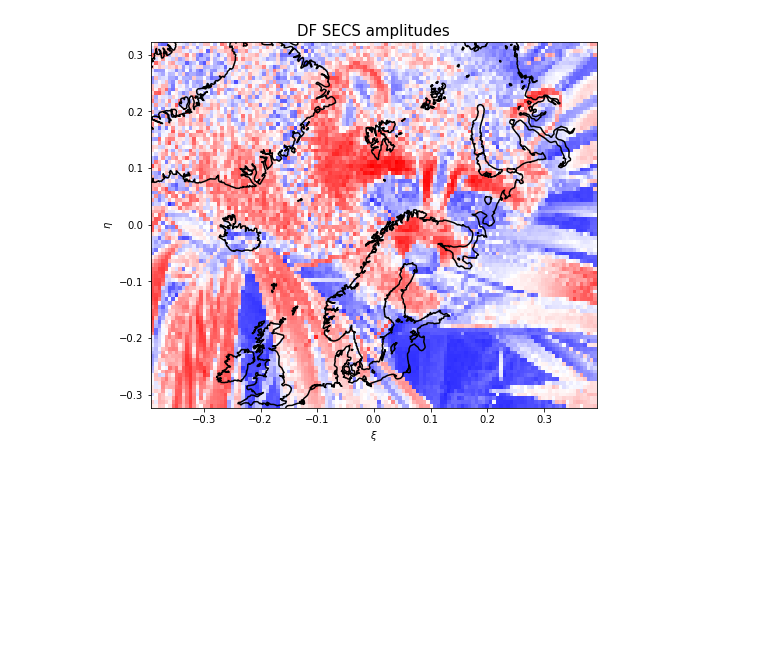
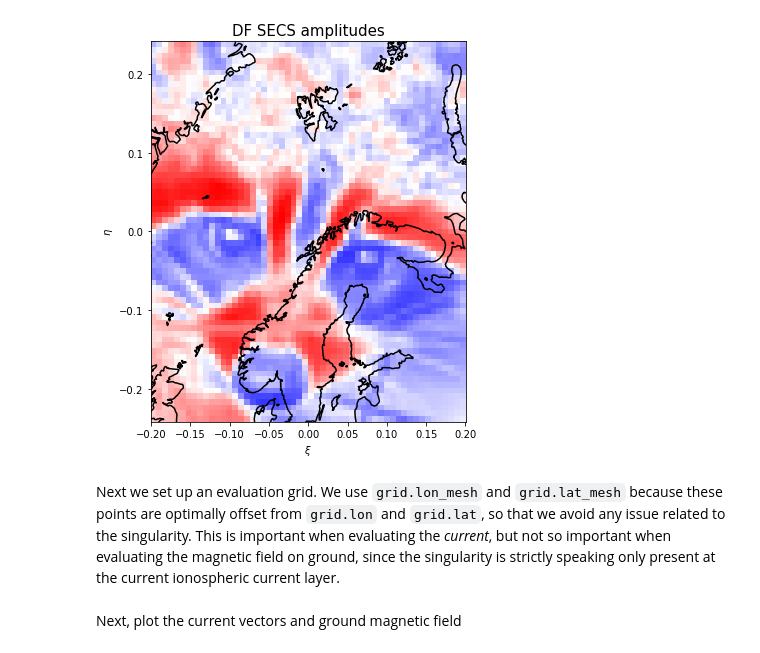
Before and after one commit to klaundal/secsy, a Jupyter notebook: notebooks/SECS_example.ipynb, the cells around one changed output. Drawn from its saved outputs; the diff is of its cells as text; code cells hidden in the pictures; blank space fills up the shorter version.

```diff
--- a/notebooks/SECS_example.ipynb
+++ b/notebooks/SECS_example.ipynb
@@ -5,28 +15,33 @@ In this example we specify the (radial) curl of the equivalent current in space,
 # %%
 %matplotlib inline
 from secsy import cubedsphere as cs
 from secsy import CSplot
 from secsy import get_SECS_J_G_matrices, get_SECS_B_G_matrices
 import numpy as np
+import pandas as pd
 from scipy.misc import face
+from scipy.ndimage import gaussian_filter
 import matplotlib.pyplot as plt
-
+import warnings
+warnings.filterwarnings('ignore')
 
 # load racoon picture to represent the SECS divergence-free amplitude (the curl of the current)
-I = face(gray = True)[::8, ::8][::-1] # downsample and turn upside-down
+I = gaussian_filter(face(gray = True), 3)[100:500:6, 500:-200:6][::-1] # smooth, crop, downsample, and turn upside-down
 shp = I.shape
 I = I - I.mean()
 
 # set up cubed sphere projection and grid
 projection = cs.CSprojection((15, 70), 0) # central (lon, lat) and orientation of the grid
 grid = cs.CSgrid(projection, shp[1] * .5e5, shp[0]*.5e5, shp[0], shp[1], R = 6371.2e3, wshift = 1e3)
 
 fig, ax = plt.subplots(figsize = (8, 7))
 csax = CSplot(ax, grid, gridtype = 'cs')
 csax.pcolormesh(grid.lon_mesh, grid.lat_mesh, I, cmap = plt.cm.bwr, vmin = -np.abs(I.max()), vmax = np.abs(I.max()))
 csax.ax.set_title('DF SECS amplitudes', size = 15)
 csax.add_coastlines(color = 'black', resolution = '50m')
 plt.show()
 # %% [output]
-[figure, old version]
+[figure, new version]
+# %% [markdown]
+Next we set up an evaluation grid. We use `grid.lon_mesh` and `grid.lat_mesh` because these points are optimally offset from `grid.lon` and `grid.lat`, so that we avoid any issue related to the singularity. This is important when evaluating the *current*, but not so important when evaluating the magnetic field on ground, since the singularity is strictly speaking only present at the current ionospheric current layer.
 # %%
@@ -44,6 +57,8 @@ GeB, GnB, GuB = get_SECS_B_G_matrices(grid.lat_mesh, grid.lon_mesh, 6371.2e3, gr
 I = I.flatten()
 je, jn = Gej.dot(I).reshape(la.shape), Gnj.dot(I).reshape(la.shape)
 Be, Bn, Bu = GeB.dot(I).reshape(grid.lat_mesh.shape), GnB.dot(I).reshape(grid.lat_mesh.shape), GuB.dot(I).reshape(grid.lat_mesh.shape)
+# %% [markdown]
+Next, plot the current vectors and ground magnetic field
 # %%
 fig, axes = plt.subplots(nrows = 2, figsize = (8, 14))
 csaxes = [CSplot(ax, grid, gridtype = 'cs') for ax in axes]
```
Also changed, not shown: parts of 9 cells of this notebook, 1 other file.
